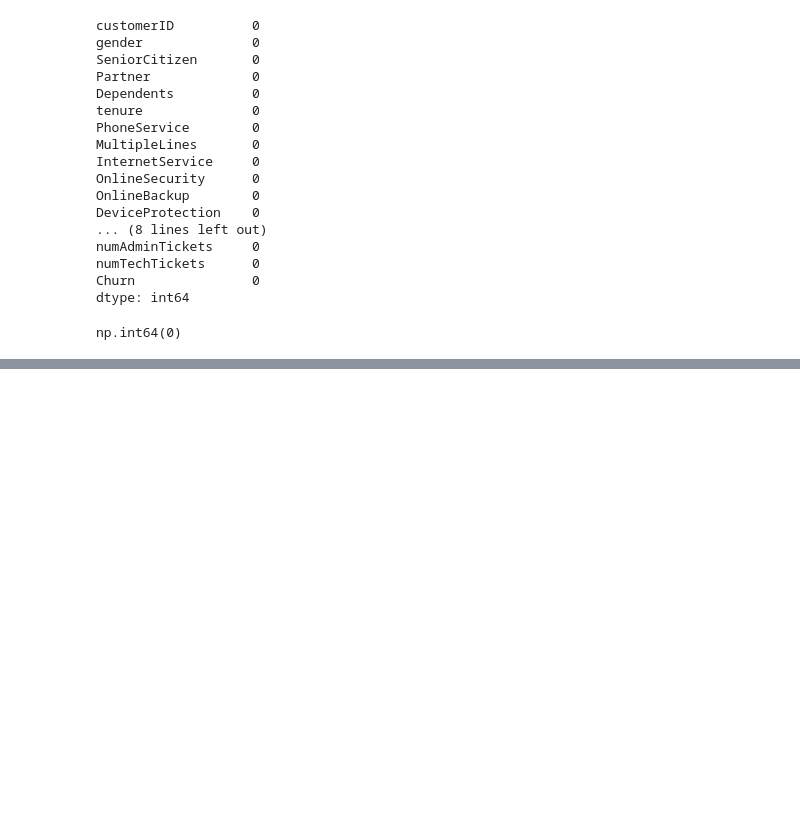
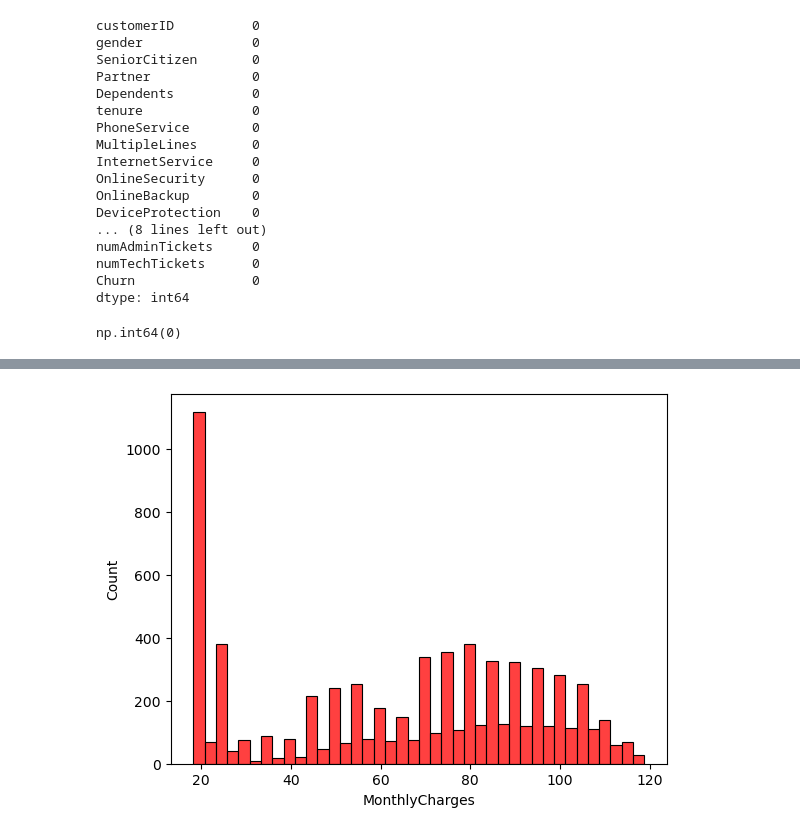
Before and after one commit to cathym20/Telco-Customer-Churn-IBM-, a Jupyter notebook: churn.ipynb, the cells around one changed output, grey strips where cells are left out. Cells and saved outputs as stored; diff of their text form; code cells hidden in the pictures; blank space fills up the shorter version.

```diff
--- a/churn.ipynb
+++ b/churn.ipynb
@@ -81,0 +90,5 @@ num_cols = df.select_dtypes(include=['int64','float64'])
+# %%
+sns.histplot(num_cols['MonthlyCharges'],bins=40,color='red')
+plt.show()
+# %% [output]
+[figure, added]
```
Also changed, not shown: parts of 2 cells of this notebook.
